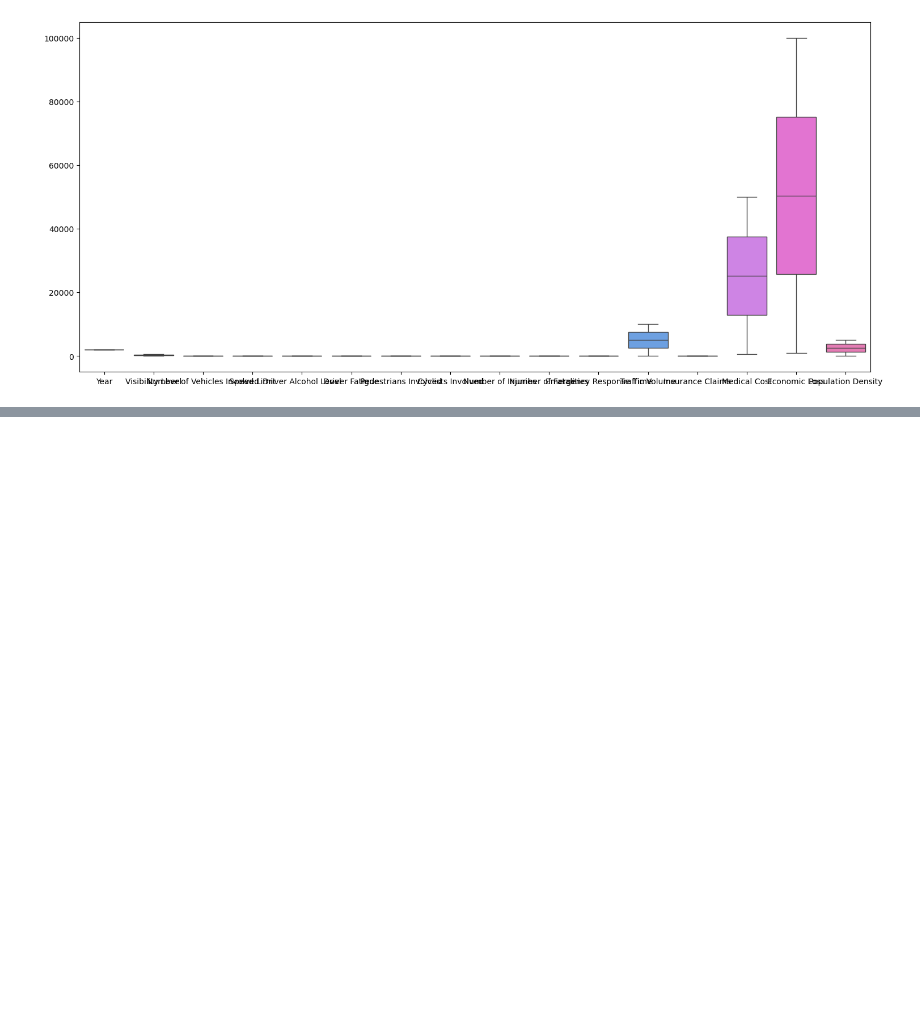
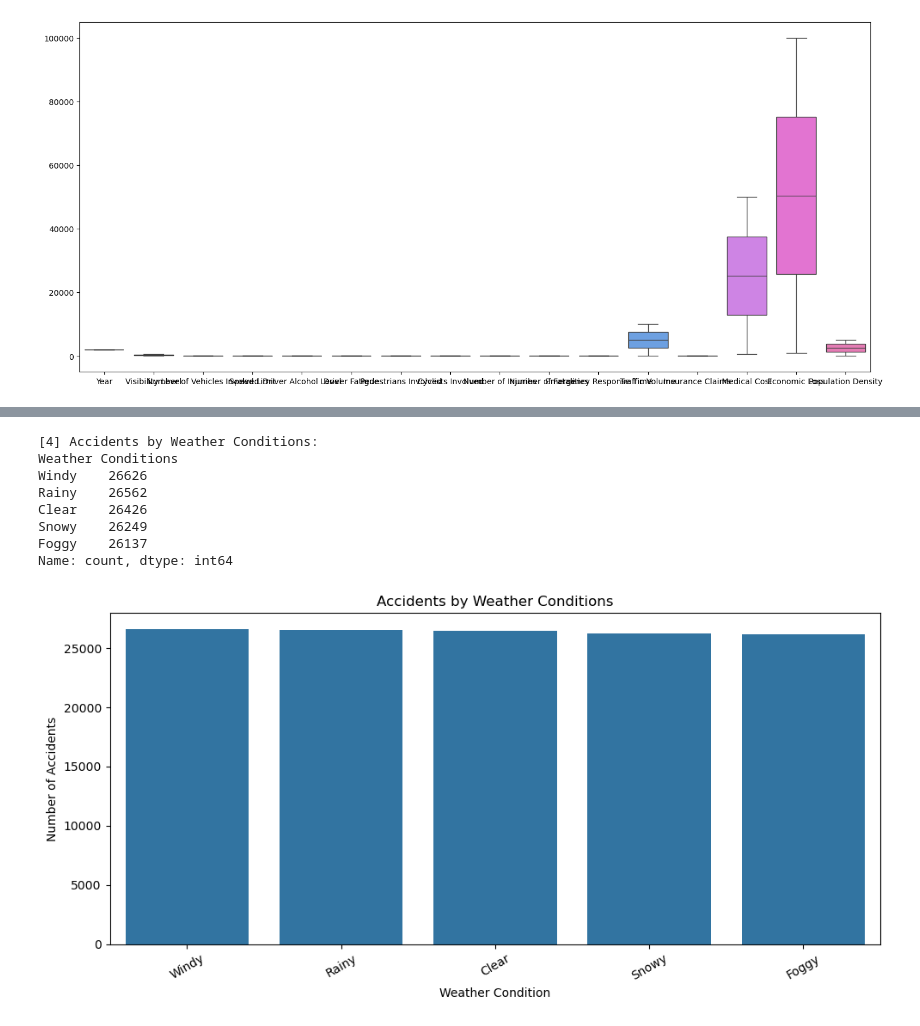
Before and after one commit to Roygautam8852/Global_Road_Accident_Analysis_Using_Python, a Jupyter notebook: global_road_accident_analysis.ipynb, the cells around one changed output, grey strips where cells are left out. Saved outputs shown, nothing was run; the diff lists cells and outputs as text; code cells hidden in the pictures; blank space fills up the shorter version.

```diff
--- a/global_road_accident_analysis.ipynb
+++ b/global_road_accident_analysis.ipynb
@@ -118,0 +202,23 @@ sns.boxplot(df)
+# %%
+weather_counts = df["Weather Conditions"].value_counts()
+print("\n[4] Accidents by Weather Conditions:")
+print(weather_counts)
+
+plt.figure(figsize=(10, 5))
+sns.barplot(x=weather_counts.index, y=weather_counts.values)
+plt.title("Accidents by Weather Conditions")
+plt.xlabel("Weather Condition")
+plt.ylabel("Number of Accidents")
+plt.xticks(rotation=30)
+plt.tight_layout()
+plt.show()
+# %% [output]
+[4] Accidents by Weather Conditions:
+Weather Conditions
+Windy    26626
+Rainy    26562
+Clear    26426
+Snowy    26249
+Foggy    26137
+Name: count, dtype: int64
+[figure, added]
```
Also changed, not shown: parts of 6 cells of this notebook.
